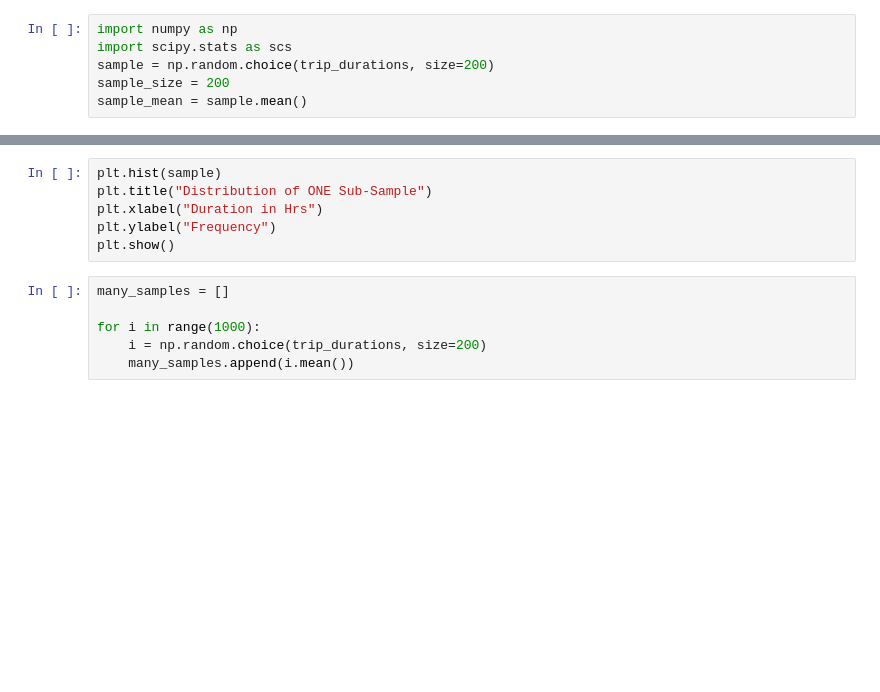
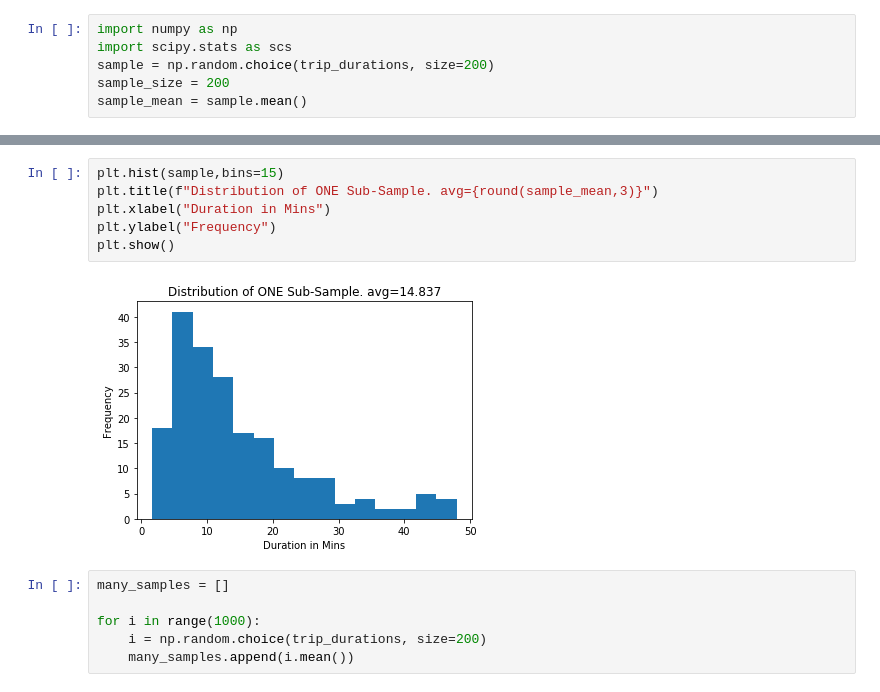
Before and after one commit to jleifnf/dc-ds-111819, a Jupyter notebook: module-3/day-5-confidence-intervals/Confidence_Intervals-JLin.ipynb, the cells around one changed output, grey strips where cells are left out. Cells and saved outputs as stored; diff of their text form; blank space fills up the shorter version.

```diff
--- a/module-3/day-5-confidence-intervals/Confidence_Intervals-JLin.ipynb
+++ b/module-3/day-5-confidence-intervals/Confidence_Intervals-JLin.ipynb
@@ -85,9 +117,11 @@ confidence_interval
 # %%
-plt.hist(sample)
-plt.title("Distribution of ONE Sub-Sample")
-plt.xlabel("Duration in Hrs")
+plt.hist(sample,bins=15)
+plt.title(f"Distribution of ONE Sub-Sample. avg={round(sample_mean,3)}")
+plt.xlabel("Duration in Mins")
 plt.ylabel("Frequency")
 plt.show()
+# %% [output]
+[figure, added]
 # %%
 many_samples = []
 
```
Also changed, not shown: parts of 13 cells of this notebook.
